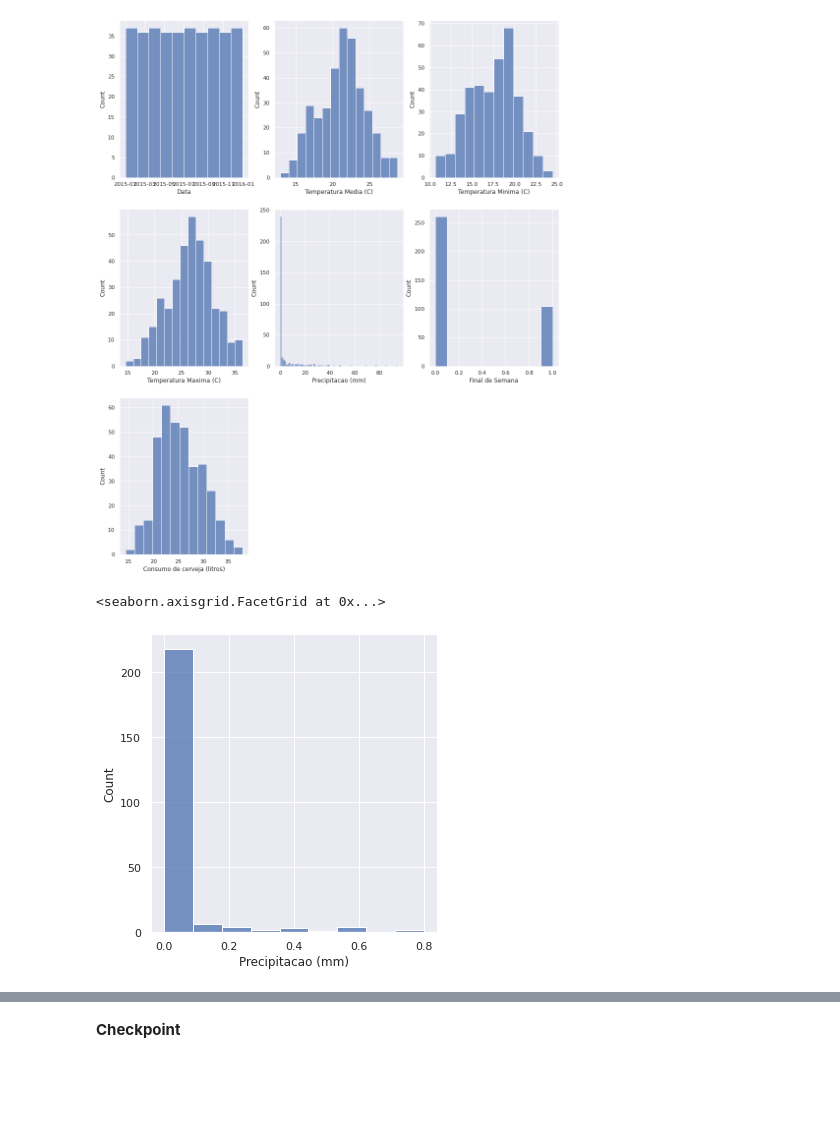
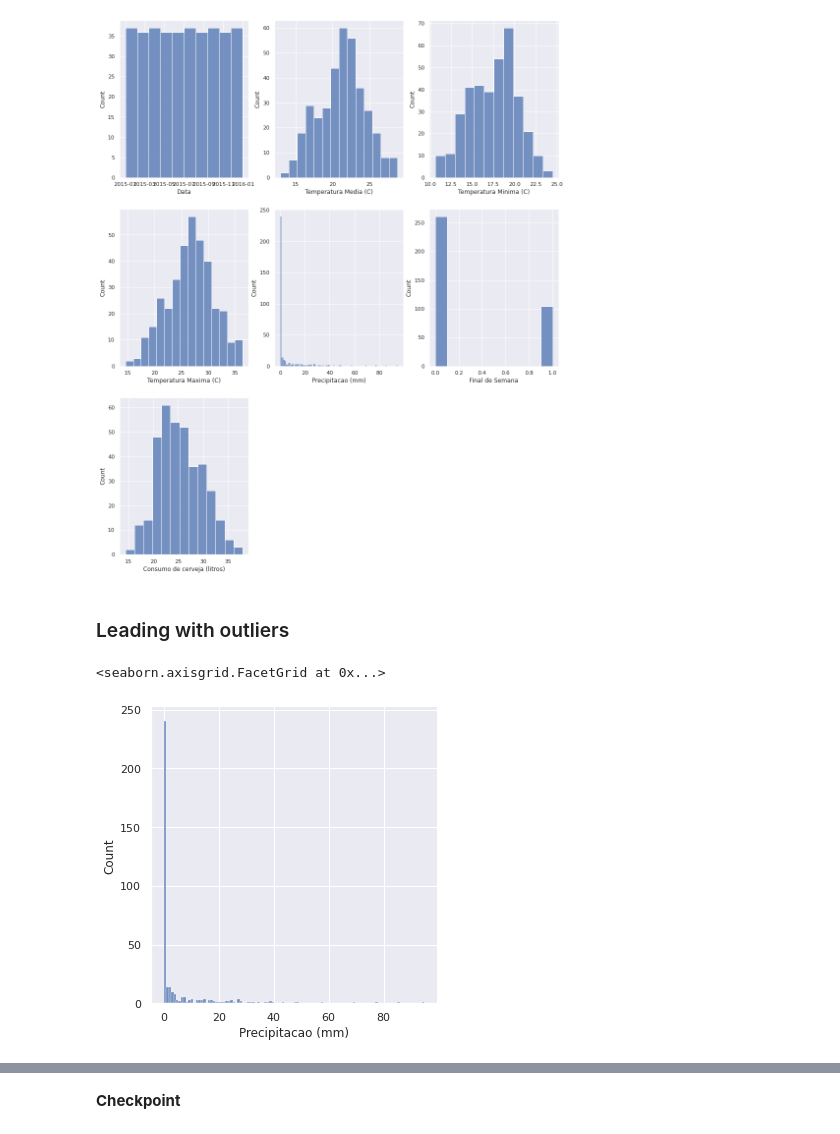
Before and after one commit to gus-phys/AI2-resources, a Jupyter notebook: 06-introducao-ml/aula2/KNN-Regressor/KNN-Regressor.ipynb, the cells around one changed output, grey strips where cells are left out. Drawn from its saved outputs; the diff is of its cells as text; code cells hidden in the pictures; blank space fills up the shorter version.

```diff
--- a/06-introducao-ml/aula2/KNN-Regressor/KNN-Regressor.ipynb
+++ b/06-introducao-ml/aula2/KNN-Regressor/KNN-Regressor.ipynb
@@ -152,13 +152,16 @@ for i, column in enumerate(data_pp.columns, 1):
     sns.histplot(data_pp[column])
 # %% [output]
 [figure]
+# %% [markdown]
+### Leading with outliers
 # %%
 q = data_pp['Precipitacao (mm)'].quantile(0.75)
-data_no_out = data_pp[data_pp['Precipitacao (mm)']<1]
+# data_cleaned = data_pp[data_pp['Precipitacao (mm)']<q]
+data_cleaned = data_pp
 # %%
-sns.displot(data_no_out['Precipitacao (mm)'])
+sns.displot(data_cleaned['Precipitacao (mm)'])
 # %% [output]
 <seaborn.axisgrid.FacetGrid at 0x...>
-[figure, old version]
+[figure, new version]
 # %%
 f, axs = plt.subplots(2, 3, sharey=True, figsize =(15,15))
```
Also changed, not shown: parts of 32 cells of this notebook.
